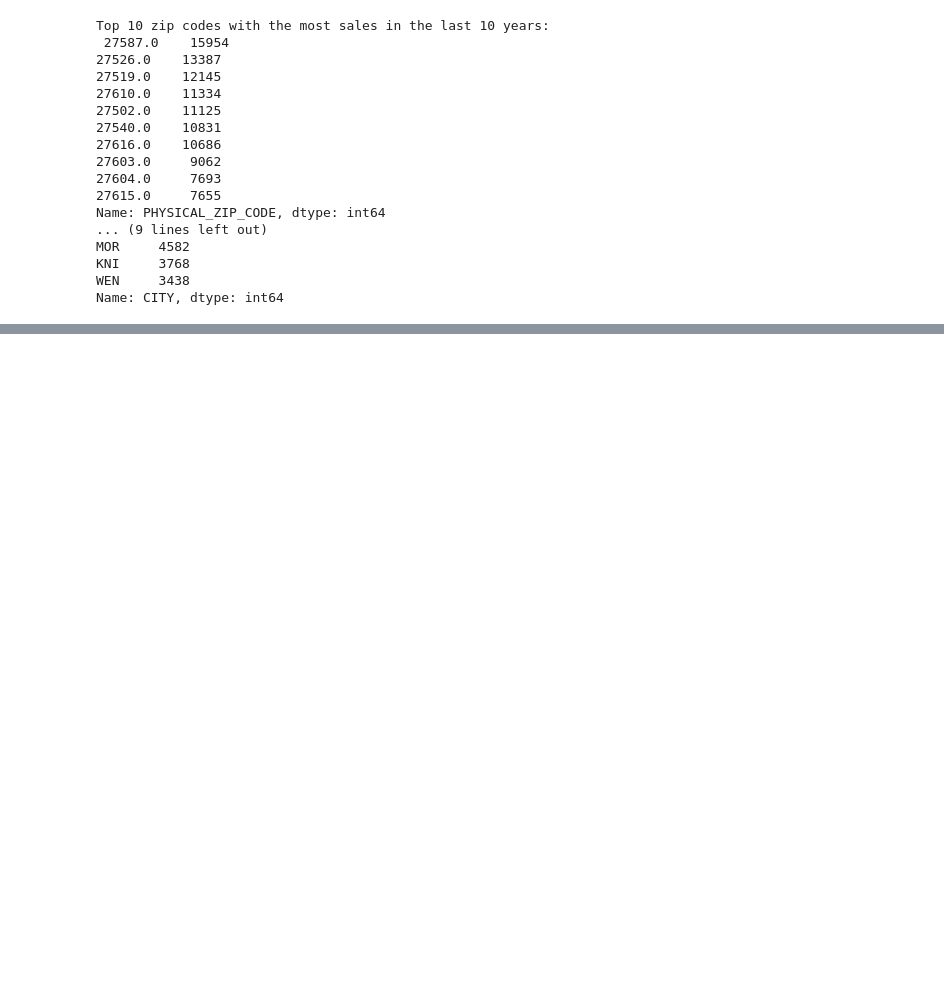
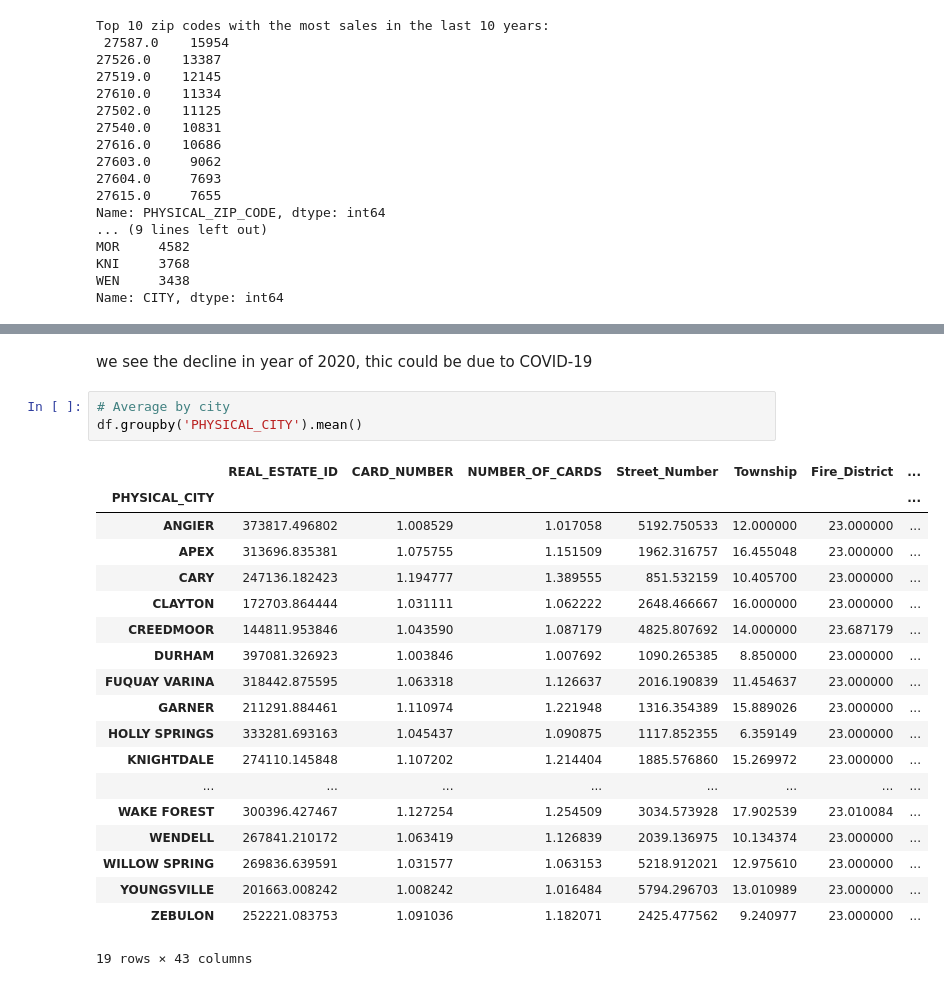
Before and after one commit to jkehm/Wake-County-Housing, a Jupyter notebook: Maria.c.seg.1.ipynb, the cells around one changed output, grey strips where cells are left out. Cells and saved outputs as stored; diff of their text form; blank space fills up the shorter version.

```diff
--- a/Maria.c.seg.1.ipynb
+++ b/Maria.c.seg.1.ipynb
@@ -192,0 +229,25 @@ Name: CITY, dtype: int64
+# %% [markdown]
+ we see the decline in year of 2020, thic could be due to COVID-19
+# %%
+# Average by city
+df.groupby('PHYSICAL_CITY').mean()
+# %% [output]
+|  | REAL_ESTATE_ID | CARD_NUMBER | NUMBER_OF_CARDS | Street_Number | Township | Fire_District | ... |
+| PHYSICAL_CITY |  |  |  |  |  |  | ... |
+| ANGIER | 373817.496802 | 1.008529 | 1.017058 | 5192.750533 | 12.000000 | 23.000000 | ... |
+| APEX | 313696.835381 | 1.075755 | 1.151509 | 1962.316757 | 16.455048 | 23.000000 | ... |
+| CARY | 247136.182423 | 1.194777 | 1.389555 | 851.532159 | 10.405700 | 23.000000 | ... |
+| CLAYTON | 172703.864444 | 1.031111 | 1.062222 | 2648.466667 | 16.000000 | 23.000000 | ... |
+| CREEDMOOR | 144811.953846 | 1.043590 | 1.087179 | 4825.807692 | 14.000000 | 23.687179 | ... |
+| DURHAM | 397081.326923 | 1.003846 | 1.007692 | 1090.265385 | 8.850000 | 23.000000 | ... |
+| FUQUAY VARINA | 318442.875595 | 1.063318 | 1.126637 | 2016.190839 | 11.454637 | 23.000000 | ... |
+| GARNER | 211291.884461 | 1.110974 | 1.221948 | 1316.354389 | 15.889026 | 23.000000 | ... |
+| HOLLY SPRINGS | 333281.693163 | 1.045437 | 1.090875 | 1117.852355 | 6.359149 | 23.000000 | ... |
+| KNIGHTDALE | 274110.145848 | 1.107202 | 1.214404 | 1885.576860 | 15.269972 | 23.000000 | ... |
+| ... | ... | ... | ... | ... | ... | ... | ... |
+| WAKE FOREST | 300396.427467 | 1.127254 | 1.254509 | 3034.573928 | 17.902539 | 23.010084 | ... |
+| WENDELL | 267841.210172 | 1.063419 | 1.126839 | 2039.136975 | 10.134374 | 23.000000 | ... |
+| WILLOW SPRING | 269836.639591 | 1.031577 | 1.063153 | 5218.912021 | 12.975610 | 23.000000 | ... |
+| YOUNGSVILLE | 201663.008242 | 1.008242 | 1.016484 | 5794.296703 | 13.010989 | 23.000000 | ... |
+| ZEBULON | 252221.083753 | 1.091036 | 1.182071 | 2425.477562 | 9.240977 | 23.000000 | ... |
+19 rows × 43 columns
```
Also changed, not shown: parts of 7 cells of this notebook.
